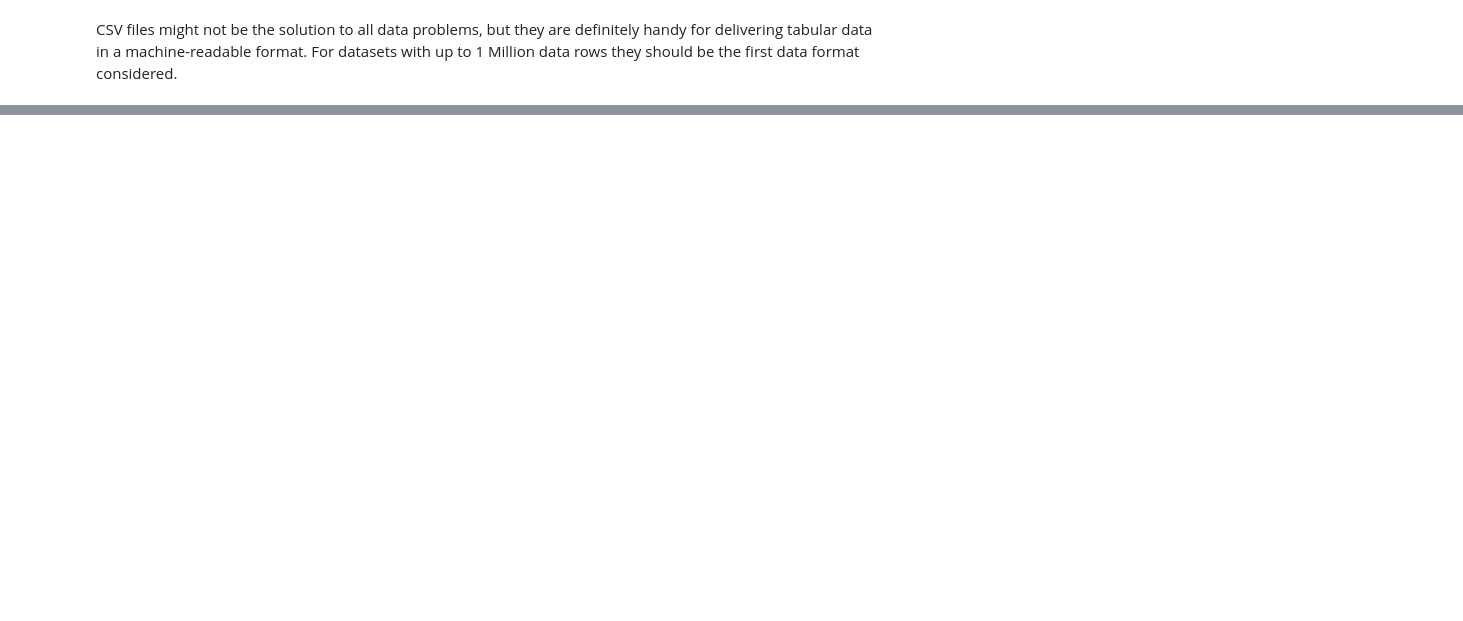
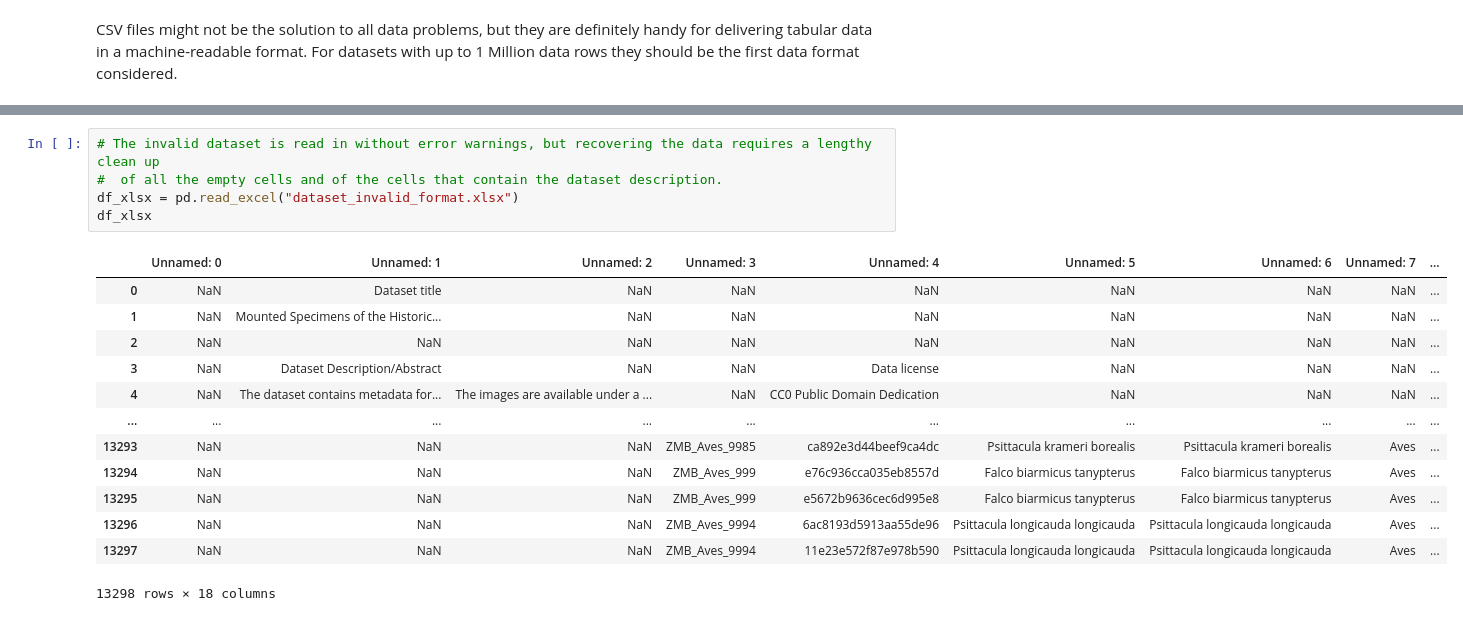
Before and after one commit to Giuditta-Parolini/machine-readable-data, a Jupyter notebook: data.ipynb, the cells around one changed output, grey strips where cells are left out. Saved outputs shown, nothing was run; the diff lists cells and outputs as text; blank space fills up the shorter version.

```diff
--- a/data.ipynb
+++ b/data.ipynb
@@ -259,0 +270,19 @@ df_csv_semicolon_sep
+# %%
+# The invalid dataset is read in without error warnings, but recovering the data requires a lengthy clean up
+#  of all the empty cells and of the cells that contain the dataset description.
+df_xlsx = pd.read_excel("dataset_invalid_format.xlsx")
+df_xlsx
+# %% [output]
+|  | Unnamed: 0 | Unnamed: 1 | Unnamed: 2 | Unnamed: 3 | Unnamed: 4 | Unnamed: 5 | Unnamed: 6 | Unnamed: 7 | ... |
+| 0 | NaN | Dataset title | NaN | NaN | NaN | NaN | NaN | NaN | ... |
+| 1 | NaN | Mounted Specimens of the Historic... | NaN | NaN | NaN | NaN | NaN | NaN | ... |
+| 2 | NaN | NaN | NaN | NaN | NaN | NaN | NaN | NaN | ... |
+| 3 | NaN | Dataset Description/Abstract | NaN | NaN | Data license | NaN | NaN | NaN | ... |
+| 4 | NaN | The dataset contains metadata for... | The images are available under a ... | NaN | CC0 Public Domain Dedication | NaN | NaN | NaN | ... |
+| ... | ... | ... | ... | ... | ... | ... | ... | ... | ... |
+| 13293 | NaN | NaN | NaN | ZMB_Aves_9985 | ca892e3d44beef9ca4dc | Psittacula krameri borealis | Psittacula krameri borealis | Aves | ... |
+| 13294 | NaN | NaN | NaN | ZMB_Aves_999 | e76c936cca035eb8557d | Falco biarmicus tanypterus | Falco biarmicus tanypterus | Aves | ... |
+| 13295 | NaN | NaN | NaN | ZMB_Aves_999 | e5672b9636cec6d995e8 | Falco biarmicus tanypterus | Falco biarmicus tanypterus | Aves | ... |
+| 13296 | NaN | NaN | NaN | ZMB_Aves_9994 | 6ac8193d5913aa55de96 | Psittacula longicauda longicauda | Psittacula longicauda longicauda | Aves | ... |
+| 13297 | NaN | NaN | NaN | ZMB_Aves_9994 | 11e23e572f87e978b590 | Psittacula longicauda longicauda | Psittacula longicauda longicauda | Aves | ... |
+13298 rows × 18 columns
```
Also changed, not shown: parts of 47 cells of this notebook, 2 other files.
